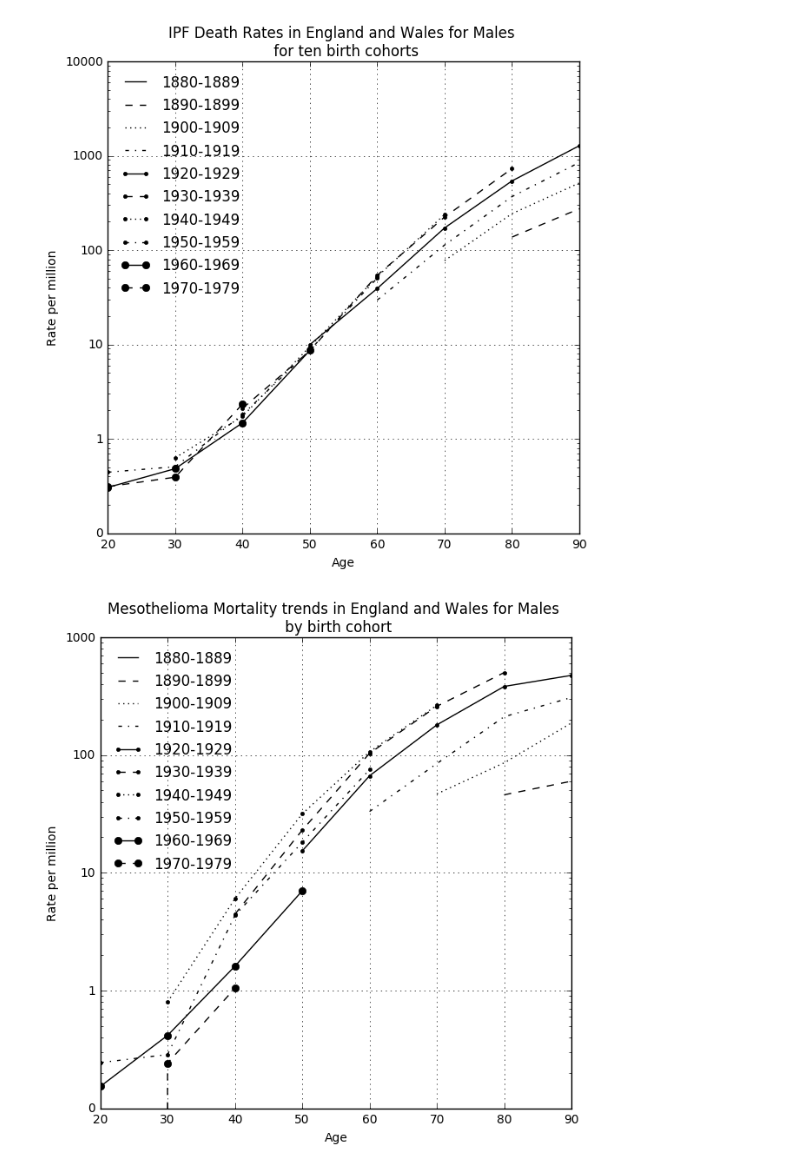
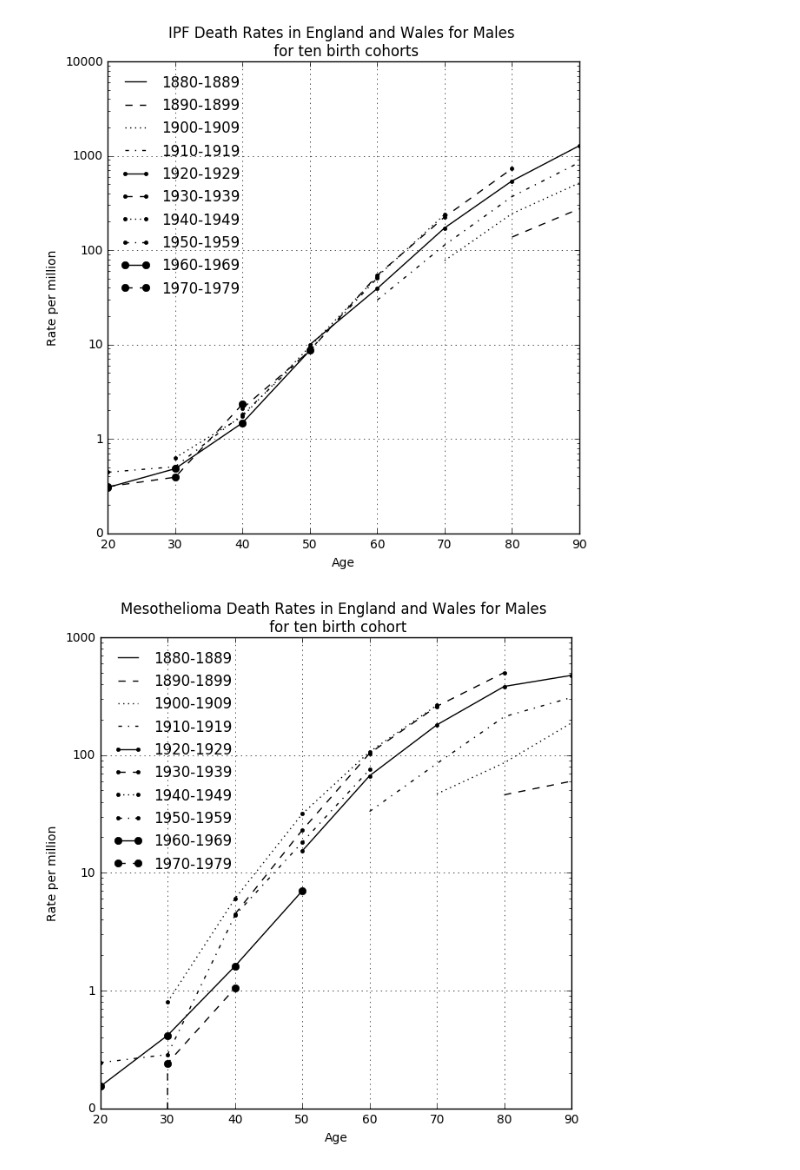
Before and after one commit to drcjar/pypf, a Jupyter notebook: notebooks/pypf_cohort_analysis.ipynb, the cells around one changed output. Saved outputs shown, nothing was run; the diff lists cells and outputs as text; code cells hidden in the pictures.

```diff
--- a/notebooks/pypf_cohort_analysis.ipynb
+++ b/notebooks/pypf_cohort_analysis.ipynb
@@ -127,7 +92,7 @@ plot_cohort_age(df, mask['male-ipf-cohort'], 'IPF Death Rates in England and Wal
 # %% [output]
 [figure]
 # %%
-plot_cohort_age(df, mask['male-meso-cohort'], 'Mesothelioma Mortality trends in England and Wales for Males \n by birth cohort')
+plot_cohort_age(df, mask['male-meso-cohort'], 'Mesothelioma Death Rates in England and Wales for Males \n for ten birth cohort')
 # %% [output]
-[figure, old version]
+[figure, new version]
 # %%
```
Also changed, not shown: parts of 4 cells of this notebook.
